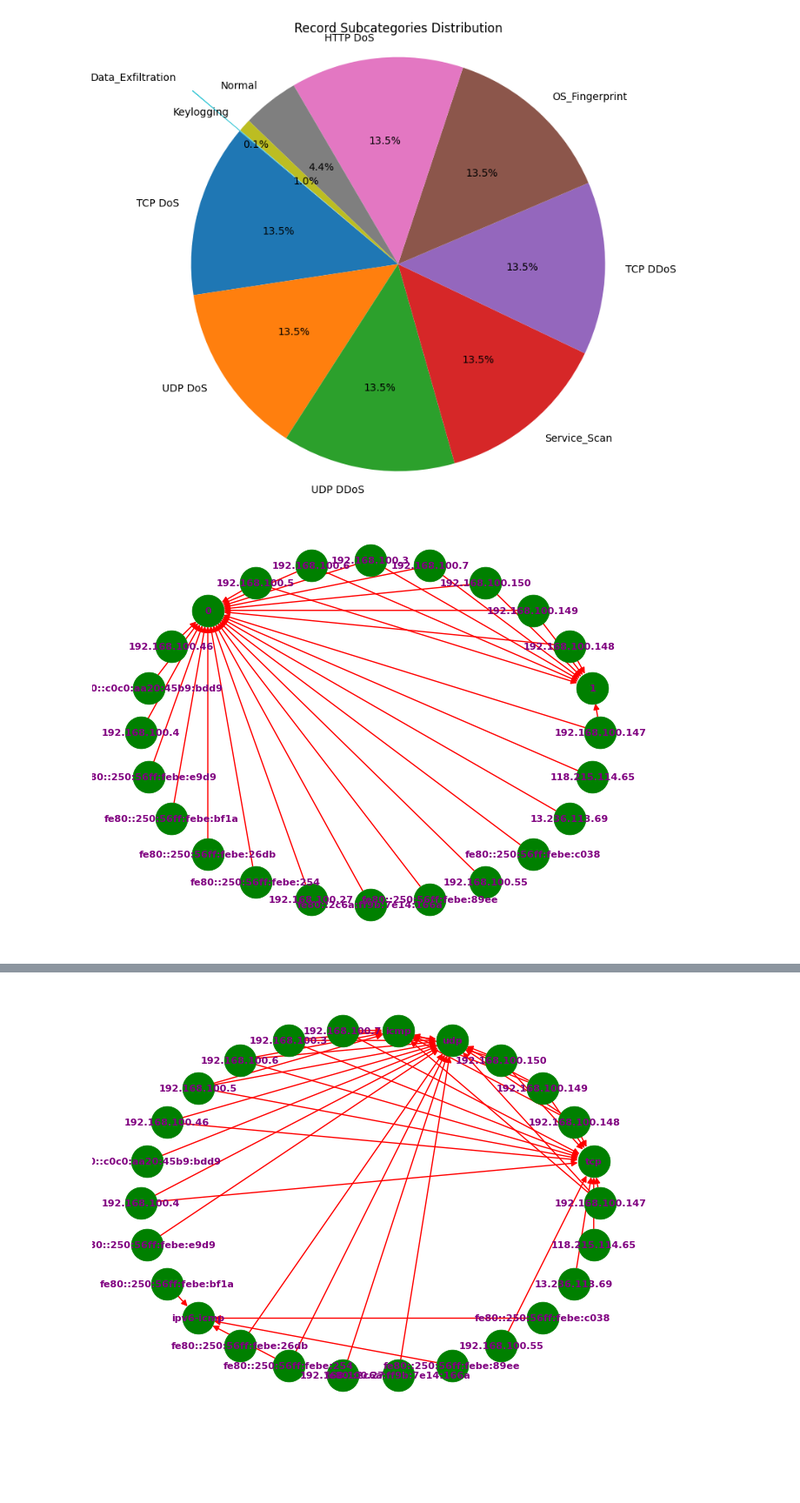
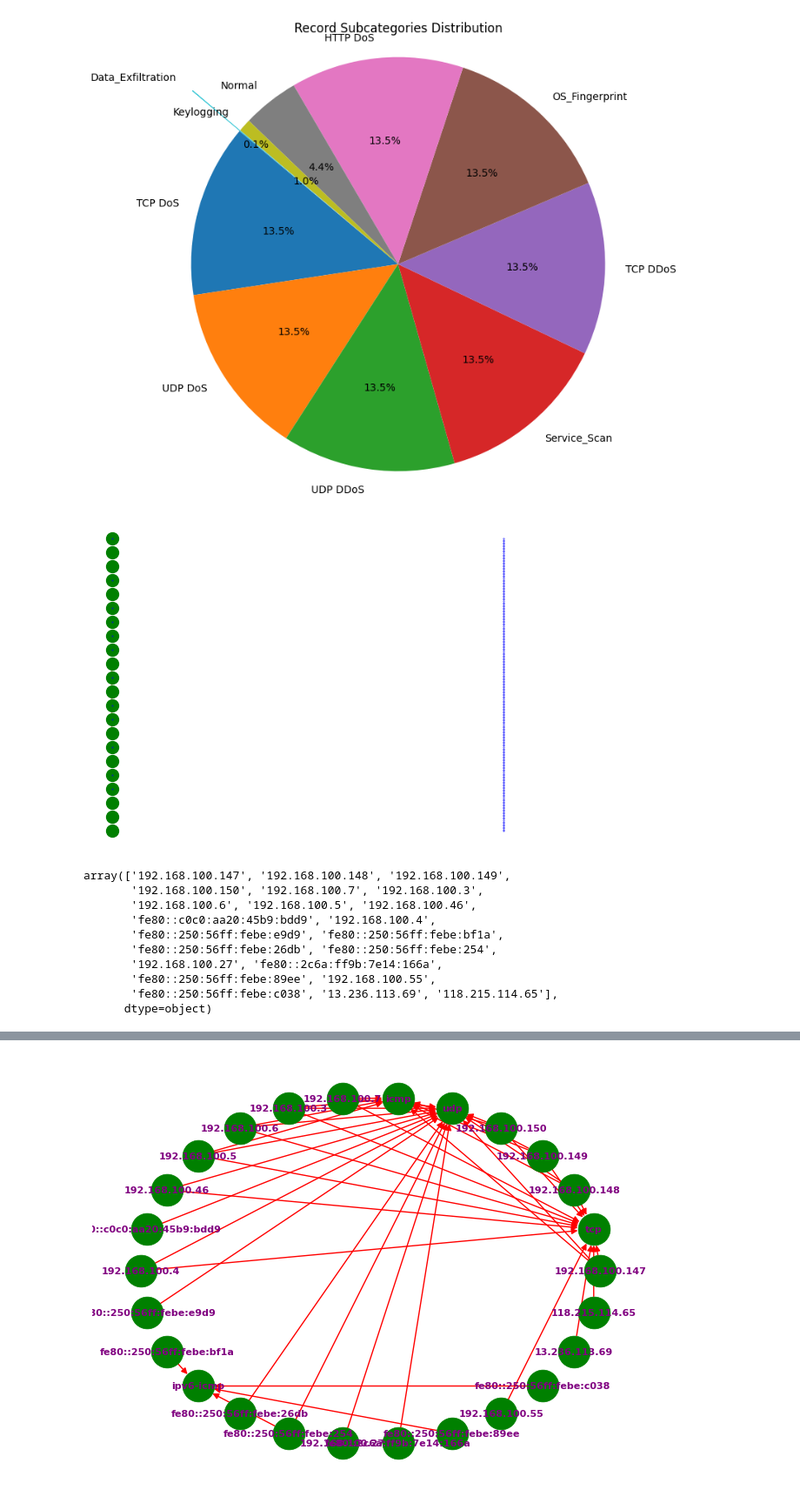
Before and after one commit to Pavel418/network-L1, a Jupyter notebook: project/project.ipynb, the cells around one changed output, grey strips where cells are left out. Shown at 87% size. Cells and saved outputs as stored; diff of their text form; code cells hidden in the pictures; blank space fills up the shorter version.

```diff
--- a/project/project.ipynb
+++ b/project/project.ipynb
@@ -181,17 +181,58 @@ plt.axis('equal')  # Equal aspect ratio ensures that pie is drawn as a circle.
 plt.show()
 # %% [output]
 [figure]
-# %%
-def representation(data, node, edge):
-  Graph = nx.from_pandas_edgelist(data, node, edge, create_using = nx.DiGraph())
-  pos = nx.circular_layout(Graph)
-  nx.draw(Graph, pos, with_labels = True, font_weight = "bold", node_size = 700, node_color = "green",
-          font_size = 8, edge_color = "red", linewidths = 0.5, font_color = "purple")
-  plt.show()
-
-representation(df, "SourceIPAddress", "Attack") # First representation
-# %% [output]
-[figure, removed]
+# %%
+def representation(df, source, destination, edge):
+  Graph = nx.DiGraph()
+
+  # Add edges with attributes from DataFrame
+  for _, row in df.iterrows():
+      Graph.add_edge(row[source], row[destination], weight=row[edge])
+
+  pos = nx.bipartite_layout(Graph, df[source].unique())
+  unique_edge_values = np.unique(df[edge])
+
+  # Create a colormap with enough colors for all unique edge values
+  colormap = plt.cm.get_cmap('Set1', len(unique_edge_values))
+
+  # Create a dictionary to map unique edge values to colors
+  edge_color_map = {value: colormap(i) for i, value in enumerate(unique_edge_values)}
+
+  # Create a list to store edges and their colors
+  edge_list = []
+
+  for u, v, d in Graph.edges(data=True):
+      edge_color = edge_color_map[d['weight']]
+      edge_list.append((u, v, edge_color))
+
+  # Draw the graph
+  nx.draw_networkx_nodes(Graph, pos, nodelist=df[source].unique(), node_color='green', node_size=100)
+  nx.draw_networkx_nodes(Graph, pos, nodelist=df[destination].unique(), node_color='blue', node_size=0.1)
+
+  # Draw edges with colors based on the edge attribute value
+  for u, v, color in edge_list:
+      nx.draw_networkx_edges(Graph, pos, edgelist=[(u, v)], edge_color=color, width=0.5)
+
+  plt.axis('off')  # Turn off axis
+  plt.show()
+
+
+representation(df, "SourceIPAddress", "DestinationIPAddress", "TrafficSubcategory") # First representation
+# %% [output]
+[figure, added]
+# %%
+df["SourceIPAddress"].unique() # Unique values of SourceIPAddress
+# %% [output]
+array(['192.168.100.147', '192.168.100.148', '192.168.100.149',
+       '192.168.100.150', '192.168.100.7', '192.168.100.3',
+       '192.168.100.6', '192.168.100.5', '192.168.100.46',
+       'fe80::c0c0:aa20:45b9:bdd9', '192.168.100.4',
+       'fe80::250:56ff:febe:e9d9', 'fe80::250:56ff:febe:bf1a',
+       'fe80::250:56ff:febe:26db', 'fe80::250:56ff:febe:254',
+       '192.168.100.27', 'fe80::2c6a:ff9b:7e14:166a',
+       'fe80::250:56ff:febe:89ee', '192.168.100.55',
+       'fe80::250:56ff:febe:c038', '13.236.113.69', '118.215.114.65'],
+      dtype=object)
 # %%
 representation(df, "Attack", "SourceIPAddress") # Second representation
 # %% [output]
```
Also changed, not shown: parts of 1 cell of this notebook.
